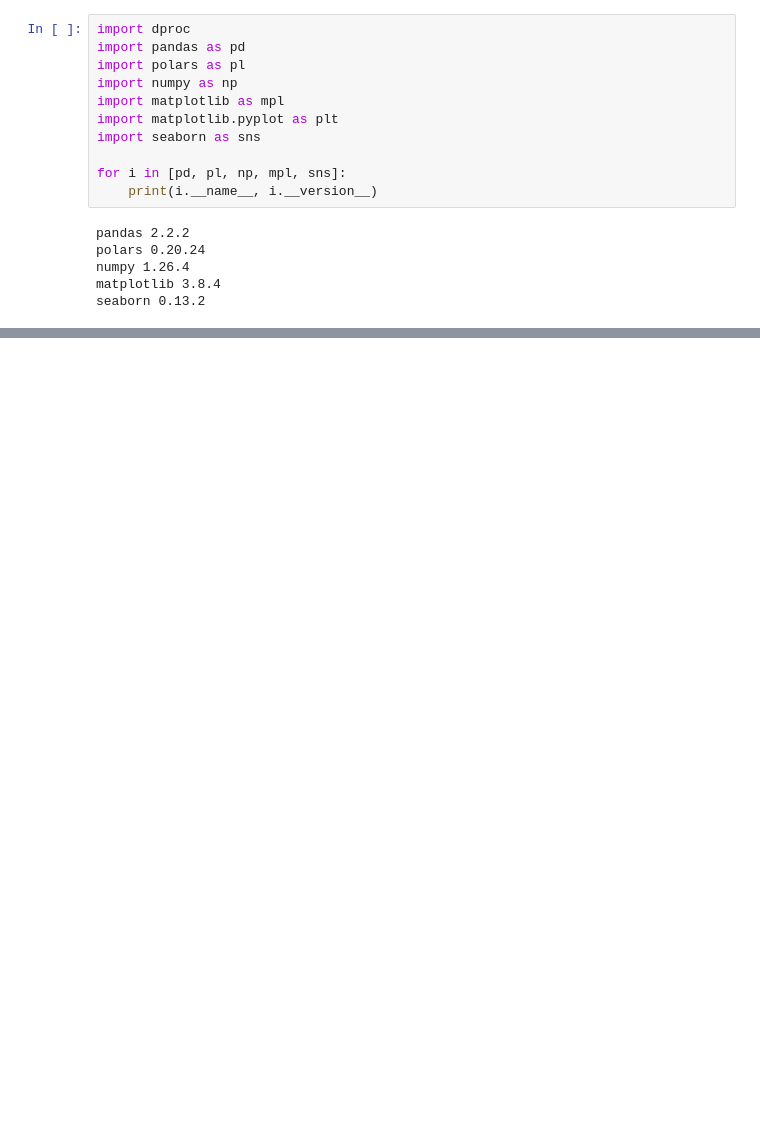
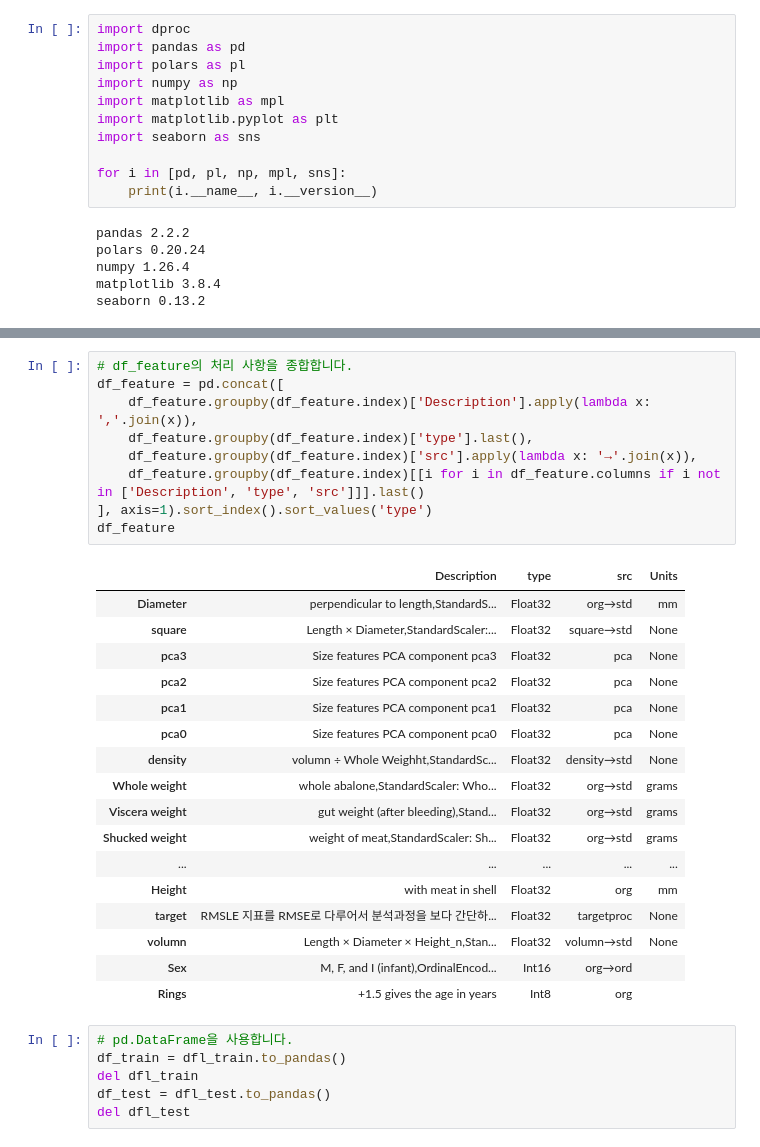
Before and after one commit to sunkusun9/sgml, a Jupyter notebook: abalone.ipynb, the cells around one changed output, grey strips where cells are left out. Drawn from its saved outputs; the diff is of its cells as text; blank space fills up the shorter version.

```diff
--- a/abalone.ipynb
+++ b/abalone.ipynb
@@ -178,0 +342,33 @@ dfl_test = dfl_abalone[test_idx]
+# %%
+# df_feature의 처리 사항을 종합합니다.
+df_feature = pd.concat([
+    df_feature.groupby(df_feature.index)['Description'].apply(lambda x: ','.join(x)),
+    df_feature.groupby(df_feature.index)['type'].last(),
+    df_feature.groupby(df_feature.index)['src'].apply(lambda x: '→'.join(x)),
+    df_feature.groupby(df_feature.index)[[i for i in df_feature.columns if i not in ['Description', 'type', 'src']]].last()
+], axis=1).sort_index().sort_values('type')
+df_feature
+# %% [output]
+|  | Description | type | src | Units |
+| Diameter | perpendicular to length,StandardS... | Float32 | org→std | mm |
+| square | Length × Diameter,StandardScaler:... | Float32 | square→std | None |
+| pca3 | Size features PCA component pca3 | Float32 | pca | None |
+| pca2 | Size features PCA component pca2 | Float32 | pca | None |
+| pca1 | Size features PCA component pca1 | Float32 | pca | None |
+| pca0 | Size features PCA component pca0 | Float32 | pca | None |
+| density | volumn ÷ Whole Weighht,StandardSc... | Float32 | density→std | None |
+| Whole weight | whole abalone,StandardScaler: Who... | Float32 | org→std | grams |
+| Viscera weight | gut weight (after bleeding),Stand... | Float32 | org→std | grams |
+| Shucked weight | weight of meat,StandardScaler: Sh... | Float32 | org→std | grams |
+| ... | ... | ... | ... | ... |
+| Height | with meat in shell | Float32 | org | mm |
+| target | RMSLE 지표를 RMSE로 다루어서 분석과정을 보다 간단하... | Float32 | targetproc | None |
+| volumn | Length × Diameter × Height_n,Stan... | Float32 | volumn→std | None |
+| Sex | M, F, and I (infant),OrdinalEncod... | Int16 | org→ord |  |
+| Rings | +1.5 gives the age in years | Int8 | org |  |
+# %%
+# pd.DataFrame을 사용합니다.
+df_train = dfl_train.to_pandas()
+del dfl_train
+df_test = dfl_test.to_pandas()
+del dfl_test
```
Also changed, not shown: parts of 15 cells of this notebook.
